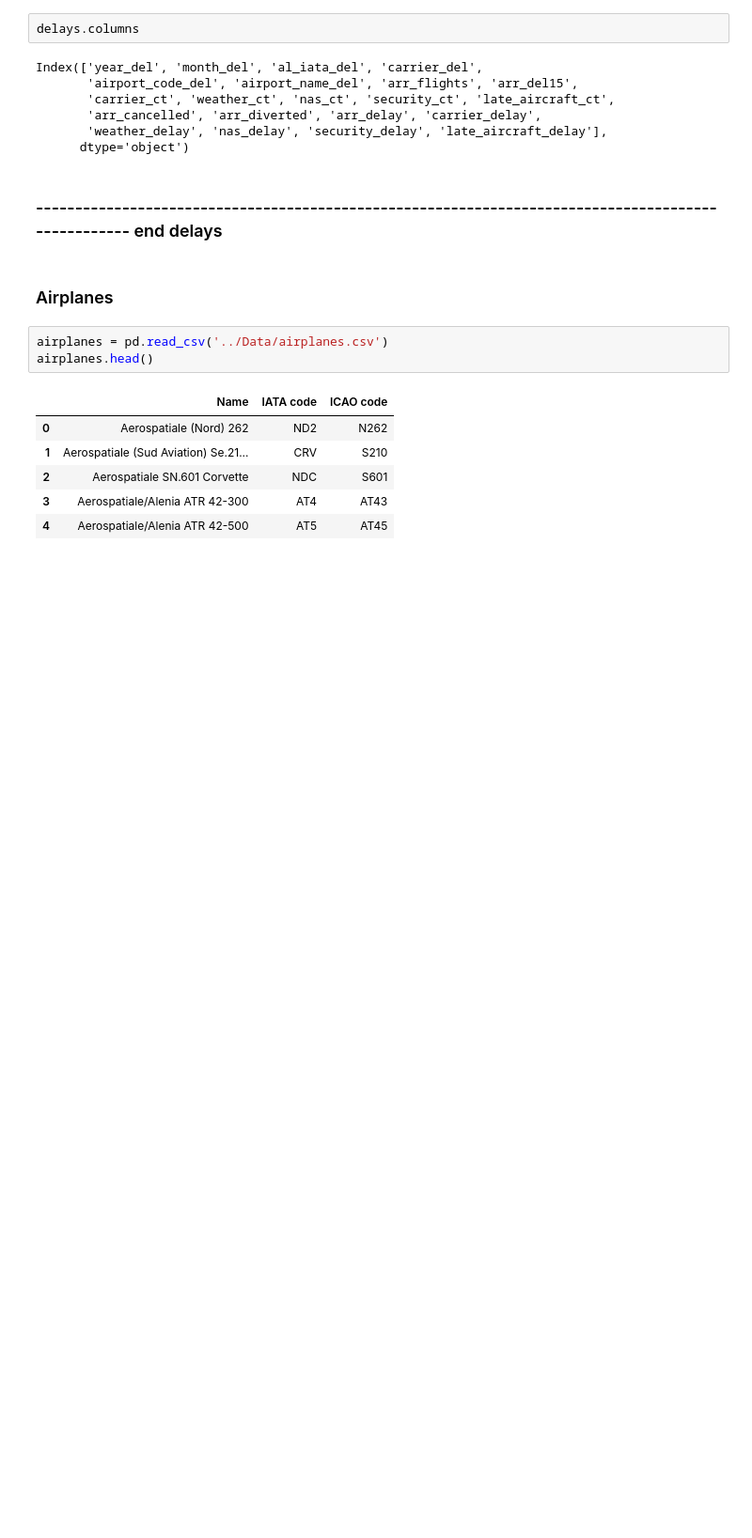
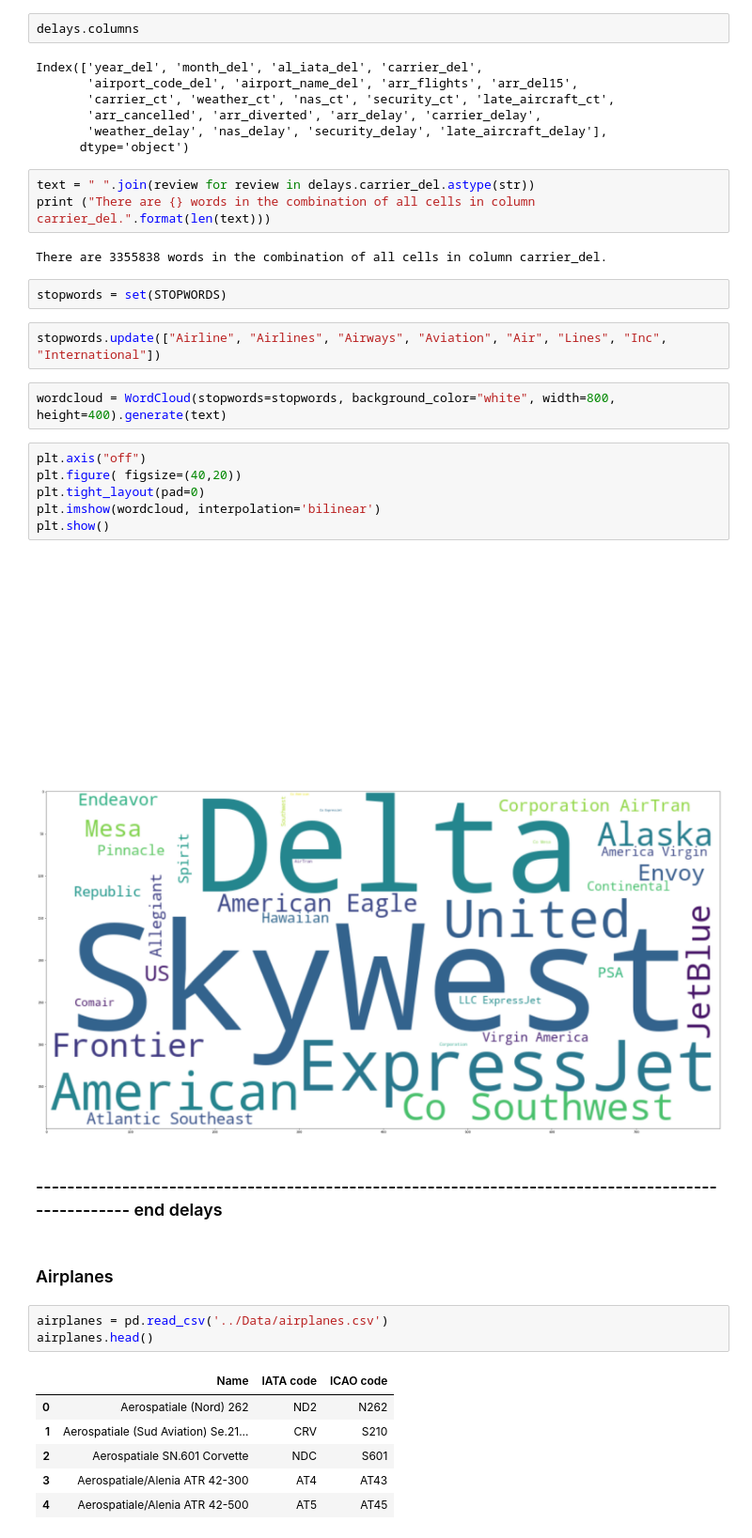
Before and after one commit to scottschriver/NSS_Capstone, a Jupyter notebook: Notebooks/Flight_delays.ipynb, the cells around one changed output. Shown at 94% size. Saved outputs shown, nothing was run; the diff lists cells and outputs as text; blank space fills up the shorter version.

```diff
--- a/Notebooks/Flight_delays.ipynb
+++ b/Notebooks/Flight_delays.ipynb
@@ -387,6 +426,26 @@ Index(['year_del', 'month_del', 'al_iata_del', 'carrier_del',
        'arr_cancelled', 'arr_diverted', 'arr_delay', 'carrier_delay',
        'weather_delay', 'nas_delay', 'security_delay', 'late_aircraft_delay'],
       dtype='object')
+# %%
+text = " ".join(review for review in delays.carrier_del.astype(str))
+print ("There are {} words in the combination of all cells in column carrier_del.".format(len(text)))
+# %% [output]
+There are 3355838 words in the combination of all cells in column carrier_del.
+# %%
+stopwords = set(STOPWORDS)
+# %%
+stopwords.update(["Airline", "Airlines", "Airways", "Aviation", "Air", "Lines", "Inc", "International"])
+# %%
+wordcloud = WordCloud(stopwords=stopwords, background_color="white", width=800, height=400).generate(text)
+# %%
+plt.axis("off")
+plt.figure( figsize=(40,20))
+plt.tight_layout(pad=0)
+plt.imshow(wordcloud, interpolation='bilinear')
+plt.show()
+# %% [output]
+[figure, added]
+[figure, added]
 # %% [markdown]
 ### --------------------------------------------------------------------------------------------------- end delays
 # %% [markdown]
```
Also changed, not shown: parts of 17 cells of this notebook.
